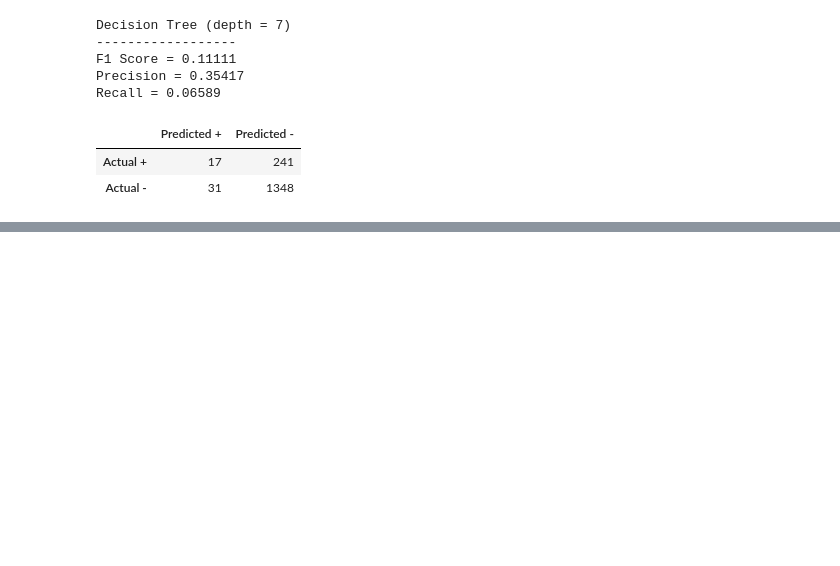
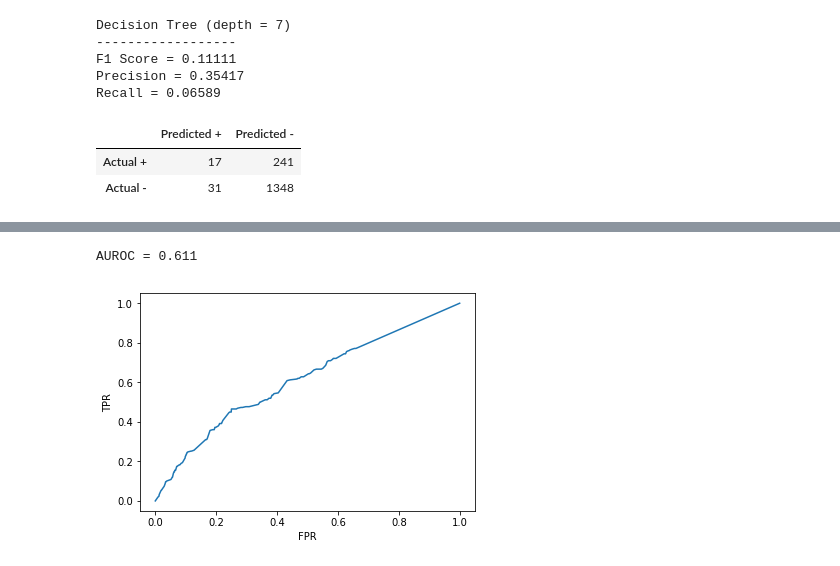
Before and after one commit to vingkan/foodinspectionforecasting, a Jupyter notebook: IIT/11_feature_selection.ipynb, the cells around one changed output, grey strips where cells are left out. Saved outputs shown, nothing was run; the diff lists cells and outputs as text; code cells hidden in the pictures; blank space fills up the shorter version.

````diff
--- a/IIT/11_feature_selection.ipynb
+++ b/IIT/11_feature_selection.ipynb
@@ -539,3 +539,8 @@ jupyter notebook --NotebookApp.iopub_data_rate_limit=10000000000
 ```
 
 ![Decision Tree, Depth = 7](figures/tree_height_7.png)
+# %%
+best_msl = 20
+tree_msl = DecisionTreeClassifier(min_samples_leaf=best_msl, random_state=0)
+tree_msl.fit(X_train, y_train)
+evaluate_model(y_test, tree_msl.predict(X_test))
@@ -541,0 +554,5 @@ jupyter notebook --NotebookApp.iopub_data_rate_limit=10000000000
+# %%
+show_roc(tree_msl, X_test, y_test)
+# %% [output]
+AUROC = 0.611
+[figure, added]
````
Also changed, not shown: parts of 6 cells of this notebook, 1 other file.
